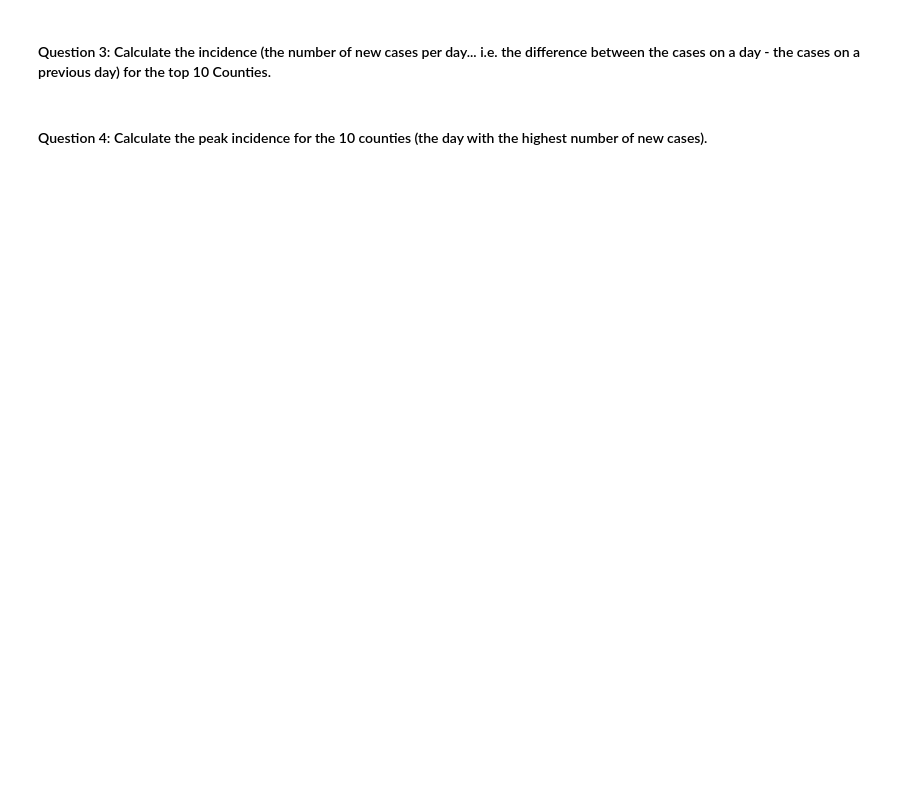
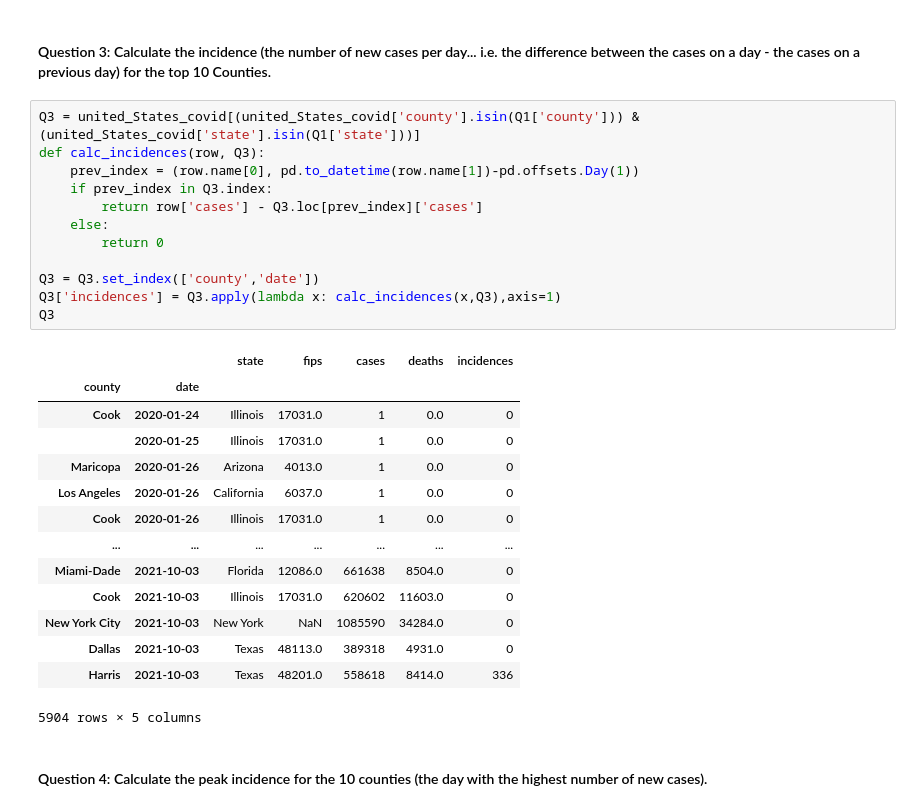
Before and after one commit to CMU-MS-DAS-Modern-Programming-Mini/ClassAssignmentNo4, a Jupyter notebook: US County Data - pandas.ipynb, the cells around one changed output. Drawn from its saved outputs; the diff is of its cells as text; blank space fills up the shorter version.

```diff
--- a/US County Data - pandas.ipynb
+++ b/US County Data - pandas.ipynb
@@ -23,4 +57,31 @@ deaths - The cumulative number of deaths in at the date in the county
 # %% [markdown]
 #### Question 3: Calculate the incidence (the number of new cases per day... i.e. the difference between the cases on a day - the cases on a previous day) for the top 10 Counties.
+# %%
+Q3 = united_States_covid[(united_States_covid['county'].isin(Q1['county'])) & (united_States_covid['state'].isin(Q1['state']))]
+def calc_incidences(row, Q3):
+    prev_index = (row.name[0], pd.to_datetime(row.name[1])-pd.offsets.Day(1))
+    if prev_index in Q3.index:
+        return row['cases'] - Q3.loc[prev_index]['cases']
+    else:
+        return 0
+
+Q3 = Q3.set_index(['county','date'])
+Q3['incidences'] = Q3.apply(lambda x: calc_incidences(x,Q3),axis=1)
+Q3
+# %% [output]
+|  |  | state | fips | cases | deaths | incidences |
+| county | date |  |  |  |  |  |
+| Cook | 2020-01-24 | Illinois | 17031.0 | 1 | 0.0 | 0 |
+|  | 2020-01-25 | Illinois | 17031.0 | 1 | 0.0 | 0 |
+| Maricopa | 2020-01-26 | Arizona | 4013.0 | 1 | 0.0 | 0 |
+| Los Angeles | 2020-01-26 | California | 6037.0 | 1 | 0.0 | 0 |
+| Cook | 2020-01-26 | Illinois | 17031.0 | 1 | 0.0 | 0 |
+| ... | ... | ... | ... | ... | ... | ... |
+| Miami-Dade | 2021-10-03 | Florida | 12086.0 | 661638 | 8504.0 | 0 |
+| Cook | 2021-10-03 | Illinois | 17031.0 | 620602 | 11603.0 | 0 |
+| New York City | 2021-10-03 | New York | NaN | 1085590 | 34284.0 | 0 |
+| Dallas | 2021-10-03 | Texas | 48113.0 | 389318 | 4931.0 | 0 |
+| Harris | 2021-10-03 | Texas | 48201.0 | 558618 | 8414.0 | 336 |
+5904 rows × 5 columns
 # %% [markdown]
 #### Question 4: Calculate the peak incidence for the 10 counties (the day with the highest number of new cases).
```
Also changed, not shown: parts of 7 cells of this notebook.
